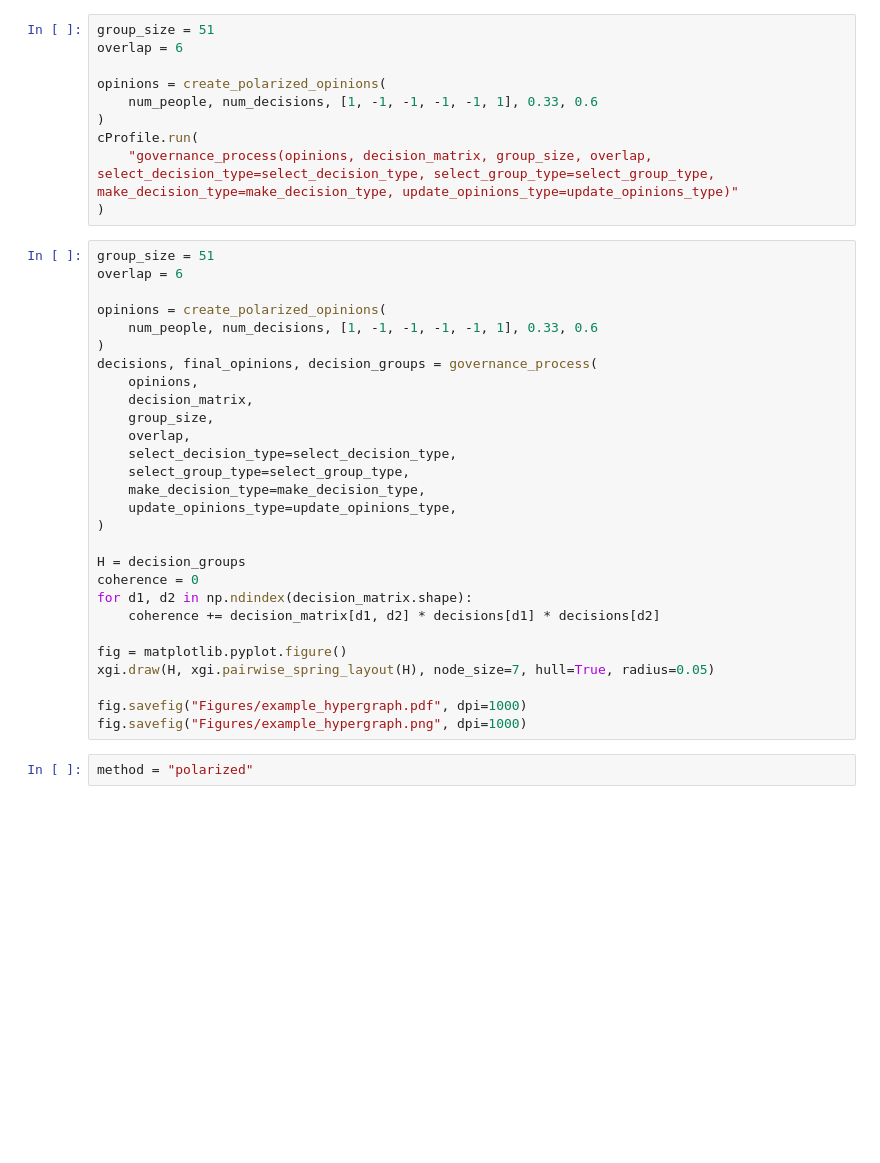
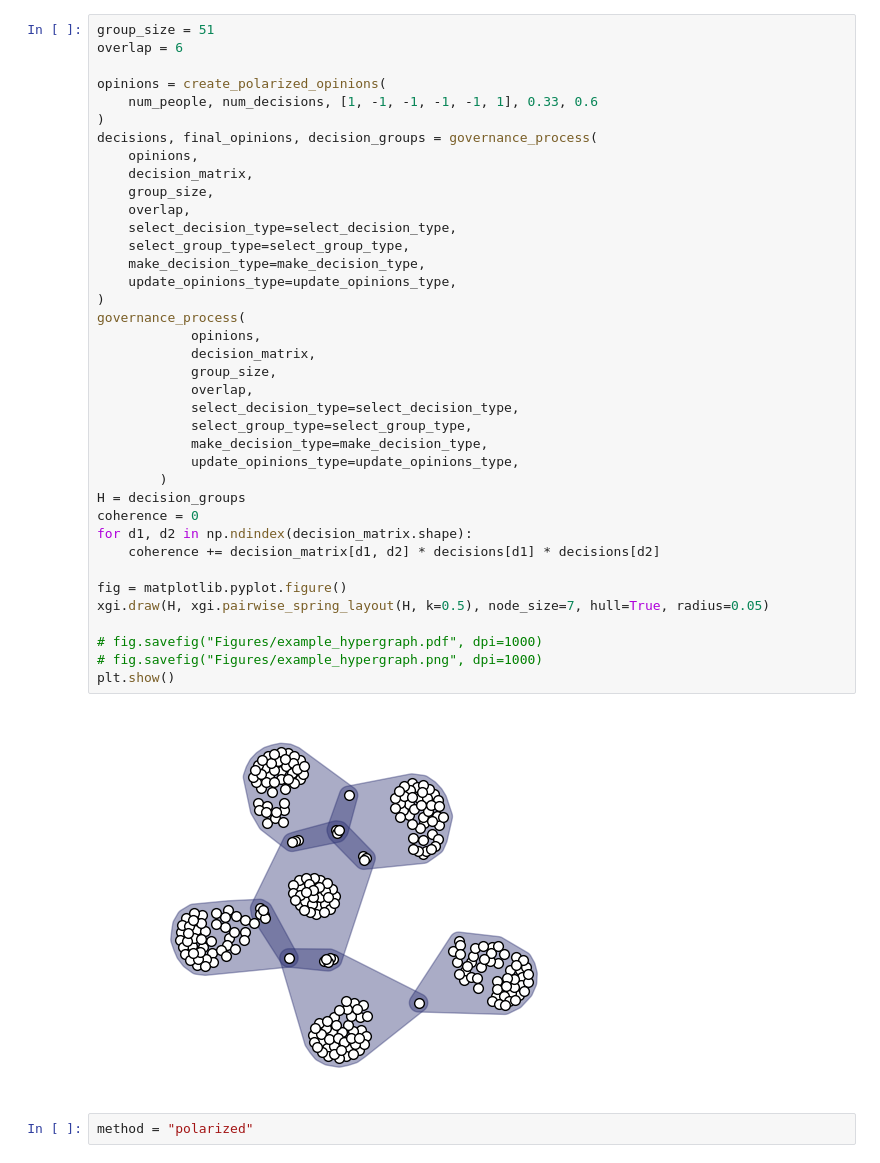
Before and after one commit to nwlandry/governance, a Jupyter notebook: generate_figures.ipynb, the cells around one changed output. Drawn from its saved outputs; the diff is of its cells as text; blank space fills up the shorter version.

```diff
--- a/generate_figures.ipynb
+++ b/generate_figures.ipynb
@@ -39,41 +47,43 @@ print(decision_matrix)
 # %%
 group_size = 51
 overlap = 6
 
 opinions = create_polarized_opinions(
     num_people, num_decisions, [1, -1, -1, -1, -1, 1], 0.33, 0.6
 )
-cProfile.run(
-    "governance_process(opinions, decision_matrix, group_size, overlap, select_decision_type=select_decision_type, select_group_type=select_group_type, make_decision_type=make_decision_type, update_opinions_type=update_opinions_type)"
+decisions, final_opinions, decision_groups = governance_process(
+    opinions,
+    decision_matrix,
+    group_size,
+    overlap,
+    select_decision_type=select_decision_type,
+    select_group_type=select_group_type,
+    make_decision_type=make_decision_type,
+    update_opinions_type=update_opinions_type,
 )
+governance_process(
+            opinions,
+            decision_matrix,
+            group_size,
+            overlap,
+            select_decision_type=select_decision_type,
+            select_group_type=select_group_type,
+            make_decision_type=make_decision_type,
+            update_opinions_type=update_opinions_type,
+        )
+H = decision_groups
+coherence = 0
+for d1, d2 in np.ndindex(decision_matrix.shape):
+    coherence += decision_matrix[d1, d2] * decisions[d1] * decisions[d2]
+
+fig = matplotlib.pyplot.figure()
+xgi.draw(H, xgi.pairwise_spring_layout(H, k=0.5), node_size=7, hull=True, radius=0.05)
+
+# fig.savefig("Figures/example_hypergraph.pdf", dpi=1000)
+# fig.savefig("Figures/example_hypergraph.png", dpi=1000)
+plt.show()
+# %% [output]
+[figure, added]
-# %%
-group_size = 51
-overlap = 6
-
-opinions = create_polarized_opinions(
-    num_people, num_decisions, [1, -1, -1, -1, -1, 1], 0.33, 0.6
-)
-decisions, final_opinions, decision_groups = governance_process(
-    opinions,
-    decision_matrix,
-    group_size,
-    overlap,
-    select_decision_type=select_decision_type,
-    select_group_type=select_group_type,
-    make_decision_type=make_decision_type,
-    update_opinions_type=update_opinions_type,
-)
-
-H = decision_groups
-coherence = 0
-for d1, d2 in np.ndindex(decision_matrix.shape):
-    coherence += decision_matrix[d1, d2] * decisions[d1] * decisions[d2]
-
-fig = matplotlib.pyplot.figure()
-xgi.draw(H, xgi.pairwise_spring_layout(H), node_size=7, hull=True, radius=0.05)
-
-fig.savefig("Figures/example_hypergraph.pdf", dpi=1000)
-fig.savefig("Figures/example_hypergraph.png", dpi=1000)
 # %%
 method = "polarized"
 # %%
```
Also changed, not shown: parts of 4 cells of this notebook, 2 other files.
